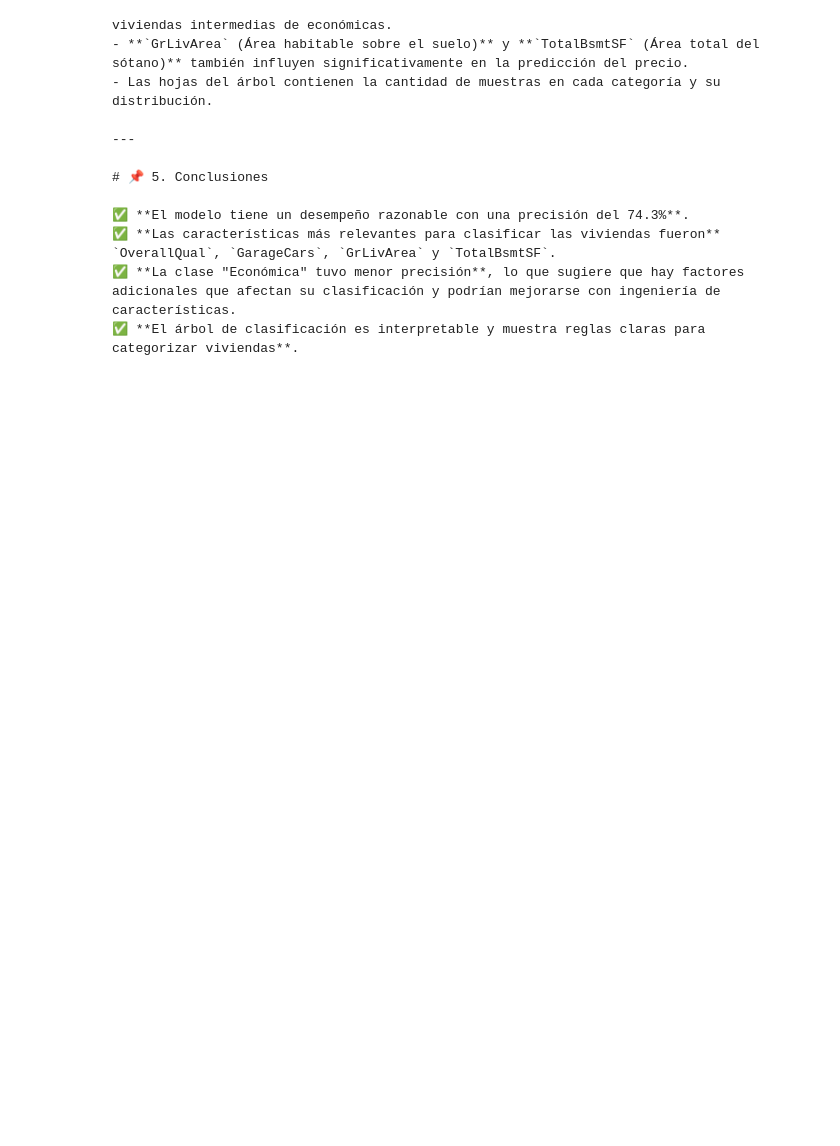
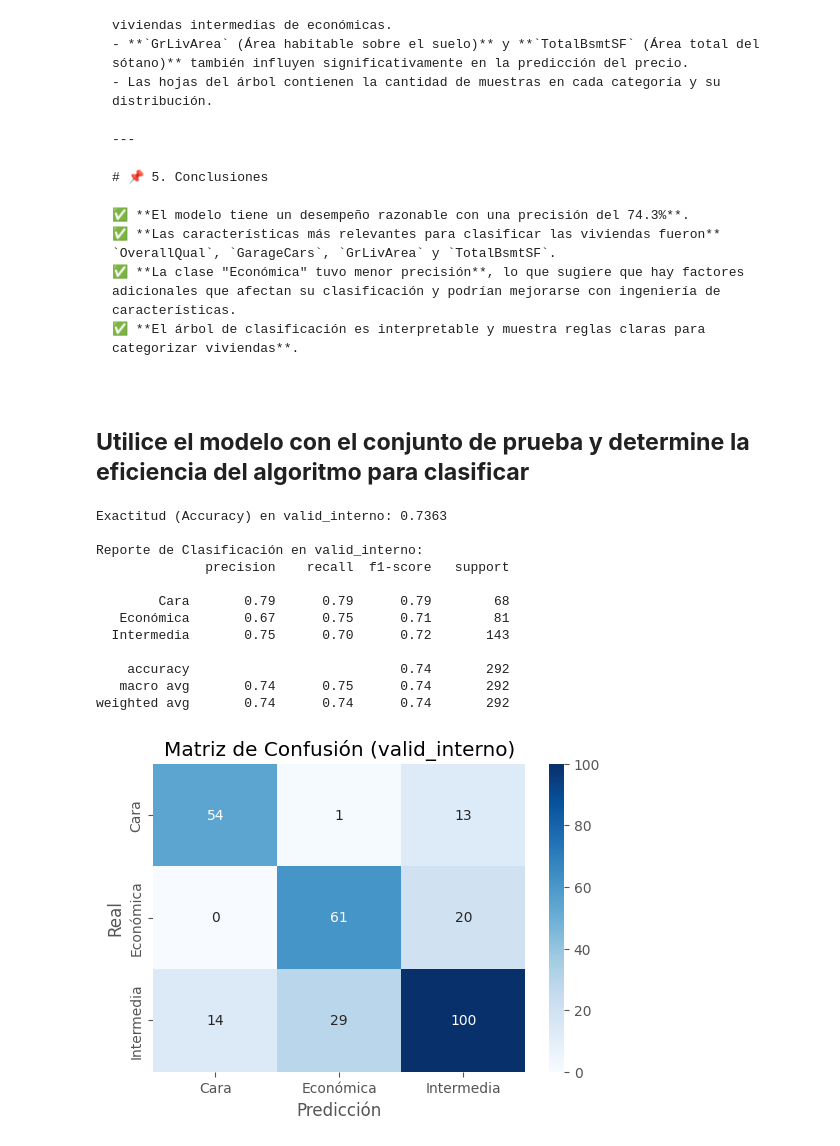
Before and after one commit to Hayser8/HT4, a Jupyter notebook: HT4.ipynb, the cells around one changed output. Saved outputs shown, nothing was run; the diff lists cells and outputs as text; code cells hidden in the pictures; blank space fills up the shorter version.

```diff
--- a/HT4.ipynb
+++ b/HT4.ipynb
@@ -1923,3 +1923,83 @@ Es la tasa de aciertos global del modelo, que en este caso es del **74%**.
 ✅ **Las características más relevantes para clasificar las viviendas fueron** `OverallQual`, `GarageCars`, `GrLivArea` y `TotalBsmtSF`.
 ✅ **La clase "Económica" tuvo menor precisión**, lo que sugiere que hay factores adicionales que afectan su clasificación y podrían mejorarse con ingeniería de características.
 ✅ **El árbol de clasificación es interpretable y muestra reglas claras para categorizar viviendas**.
+# %% [markdown]
+## **Utilice el modelo con el conjunto de prueba y determine la eficiencia del algoritmo para clasificar**
+# %%
+train_interno, valid_interno = train_test_split(train_df, test_size=0.2, random_state=42)
+
+
+X_train_interno = train_interno.drop(columns=["PriceCategory"], errors="ignore")
+y_train_interno = train_interno["PriceCategory"]
+
+X_valid_interno = valid_interno.drop(columns=["PriceCategory"], errors="ignore")
+y_valid_interno = valid_interno["PriceCategory"]
+
+X_train_interno = train_interno.drop(columns=["PriceCategory", "SalePrice"], errors="ignore")
+X_valid_interno = valid_interno.drop(columns=["PriceCategory", "SalePrice"], errors="ignore")
+
+X_train_interno_dum = pd.get_dummies(X_train_interno, drop_first=True)
+X_valid_interno_dum = pd.get_dummies(X_valid_interno, drop_first=True)
+
+missing_cols = set(X_train_interno_dum.columns) - set(X_valid_interno_dum.columns)
+for col in missing_cols:
+    X_valid_interno_dum[col] = 0
+X_valid_interno_dum = X_valid_interno_dum[X_train_interno_dum.columns]
+
+clf = DecisionTreeClassifier(max_depth=5, random_state=42)
+clf.fit(X_train_interno_dum, y_train_interno)
+
+y_pred_interno = clf.predict(X_valid_interno_dum)
+
+accuracy_interno = accuracy_score(y_valid_interno, y_pred_interno)
+
+
+print(f"\nExactitud (Accuracy) en valid_interno: {accuracy_interno:.4f}")
+
+print("\nReporte de Clasificación en valid_interno:")
+print(classification_report(y_valid_interno, y_pred_interno))
+
+cm = confusion_matrix(y_valid_interno, y_pred_interno)
+plt.figure(figsize=(6,4))
+sns.heatmap(cm, annot=True, fmt='d', cmap="Blues",
+            xticklabels=clf.classes_, yticklabels=clf.classes_)
+plt.xlabel("Predicción")
+plt.ylabel("Real")
+plt.title("Matriz de Confusión (valid_interno)")
+plt.show()
+
+X_train_full = train_df.drop(columns=["PriceCategory"], errors="ignore")
+y_train_full = train_df["PriceCategory"]
+
+X_train_full_dum = pd.get_dummies(X_train_full, drop_first=True)
+
+
+clf_final = DecisionTreeClassifier(max_depth=5, random_state=42)
+clf_final.fit(X_train_full_dum, y_train_full)
+
+X_test = test_df.copy()
+
+X_test_dum = pd.get_dummies(X_test, drop_first=True)
+
+
+missing_cols_test = set(X_train_full_dum.columns) - set(X_test_dum.columns)
+for col in missing_cols_test:
+    X_test_dum[col] = 0
+X_test_dum = X_test_dum[X_train_full_dum.columns]
+
+
+y_pred_test = clf_final.predict(X_test_dum)
+# %% [output]
+Exactitud (Accuracy) en valid_interno: 0.7363
+
+Reporte de Clasificación en valid_interno:
+              precision    recall  f1-score   support
+
+        Cara       0.79      0.79      0.79        68
+   Económica       0.67      0.75      0.71        81
+  Intermedia       0.75      0.70      0.72       143
+
+    accuracy                           0.74       292
+   macro avg       0.74      0.75      0.74       292
+weighted avg       0.74      0.74      0.74       292
+[figure, added]
```
Also changed, not shown: parts of 9 cells of this notebook, 2 other files.
